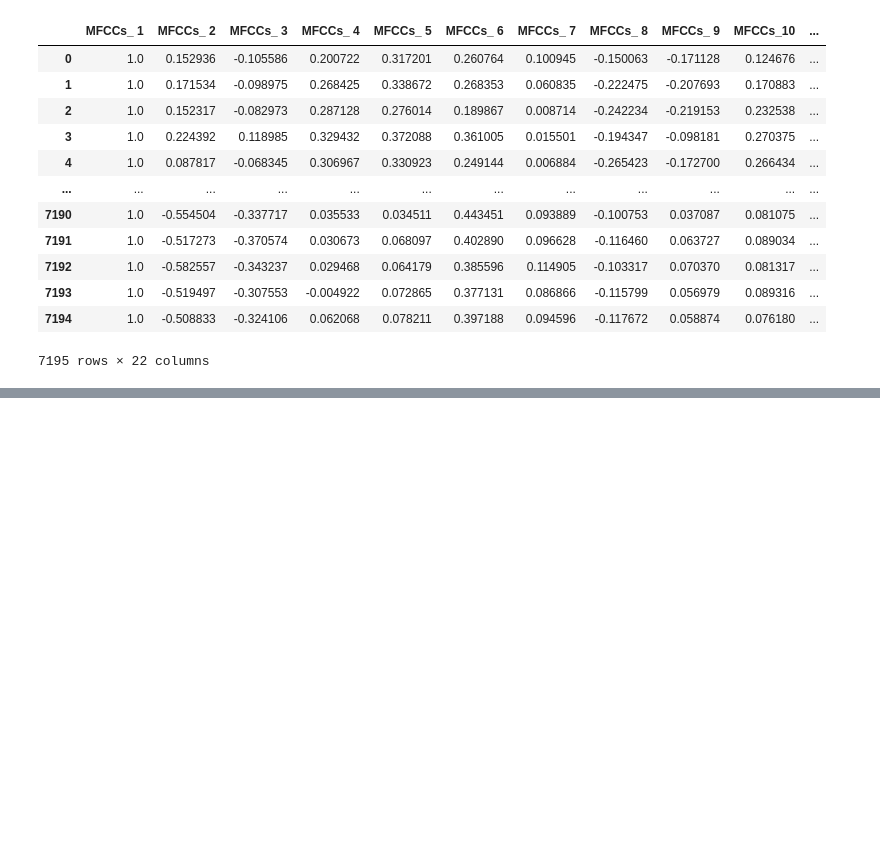
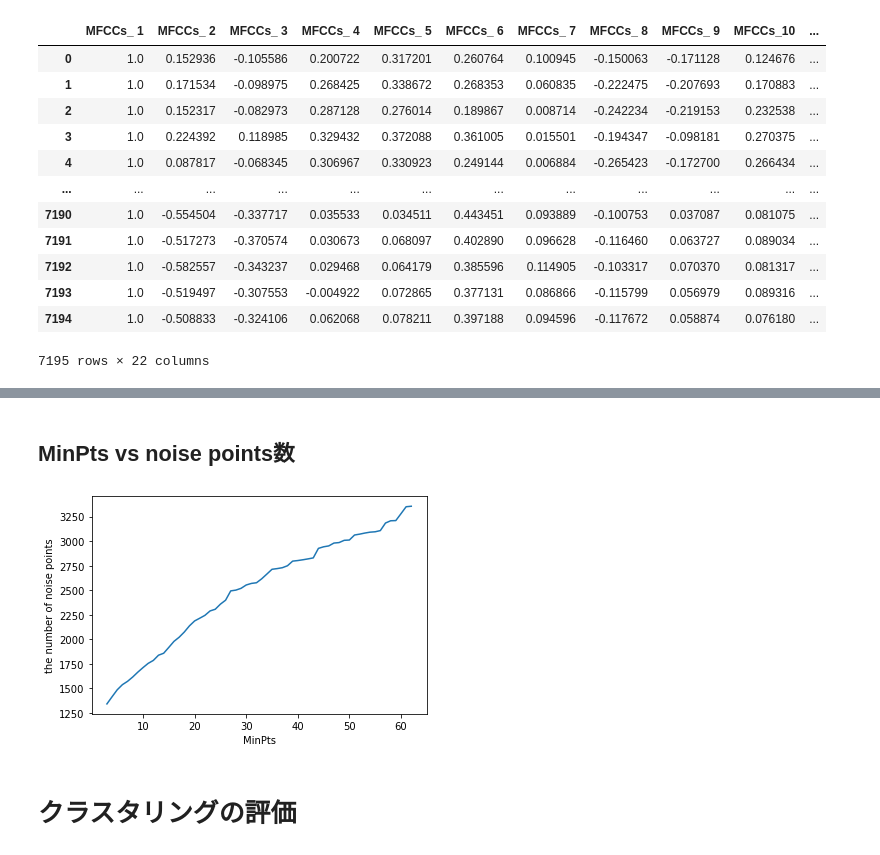
Before and after one commit to yamoyamoto/ml_playground, a Jupyter notebook: work/clastering/classtering2.ipynb, the cells around one changed output, grey strips where cells are left out. Cells and saved outputs as stored; diff of their text form; code cells hidden in the pictures; blank space fills up the shorter version.

```diff
--- a/work/clastering/classtering2.ipynb
+++ b/work/clastering/classtering2.ipynb
@@ -96,0 +124,15 @@ KeyboardInterrupt:
+# %% [markdown]
+## MinPts vs noise points数
+# %%
+fig = plt.figure()
+ax = fig.add_subplot()
+
+ax.set_xlabel("MinPts")
+ax.set_ylabel("the number of noise points")
+ax.plot(data_X, data_noise_count)
+
+plt.show()
+# %% [output]
+[figure, added]
+# %% [markdown]
+# クラスタリングの評価
```
Also changed, not shown: parts of 16 cells of this notebook.
